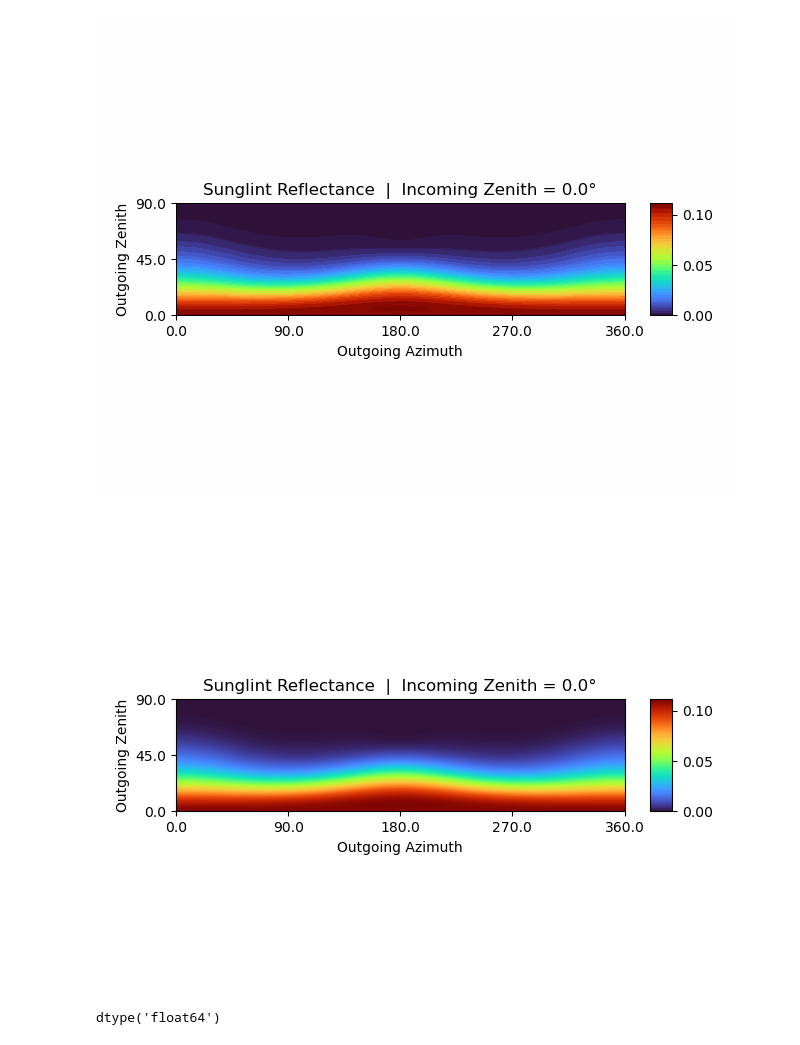
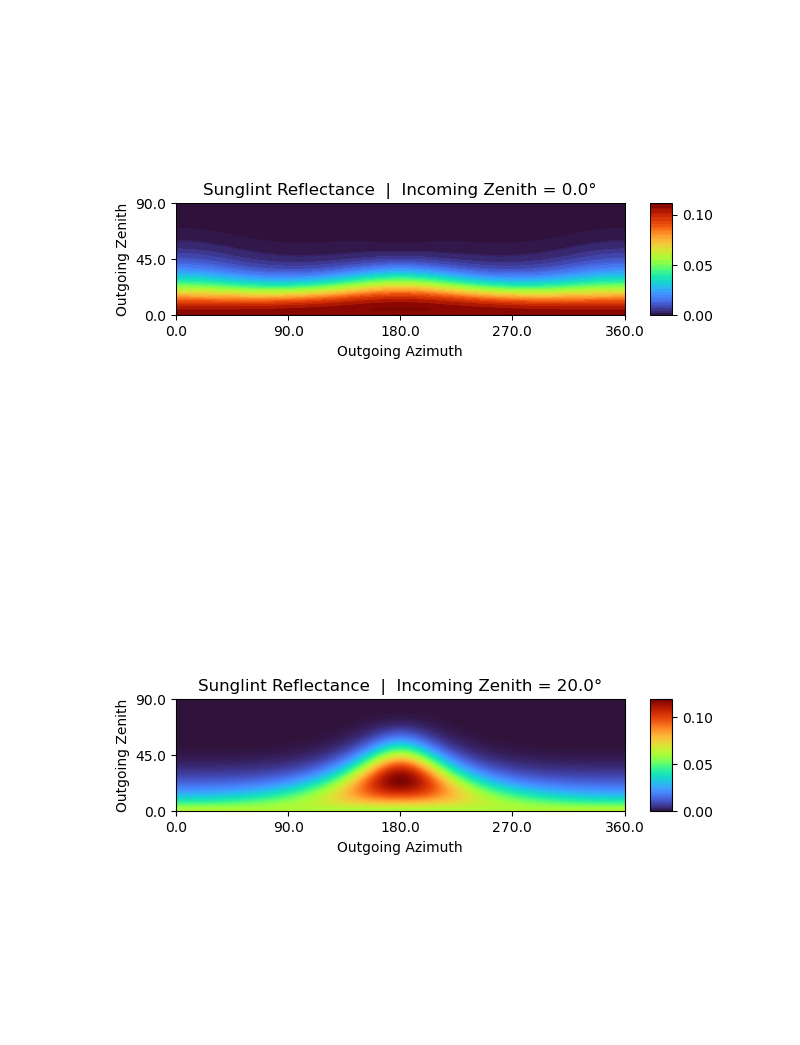
Before and after one commit to PolyRocketMatt/eradiate, a Jupyter notebook: notebooks/sunglint.ipynb, the cells around one changed output. Saved outputs shown, nothing was run; the diff lists cells and outputs as text; code cells hidden in the pictures.

```diff
--- a/notebooks/sunglint.ipynb
+++ b/notebooks/sunglint.ipynb
@@ -296,12 +297,8 @@ animation
 # %%
 # View a certain frame of the animation
 visual = visuals[5]
-frame = 0
+frame = 20
 image = Image(f'glints/{visual}_{str(round(np.degrees(solar_zeniths[frame]), 2))}.png')
 image
 # %% [output]
-[figure, old version]
+[figure, new version]
-# %%
-results[0.0]["reflectance"].dtype
-# %% [output]
-dtype('float64')
```
Also changed, not shown: parts of 4 cells of this notebook, 4 other files.
